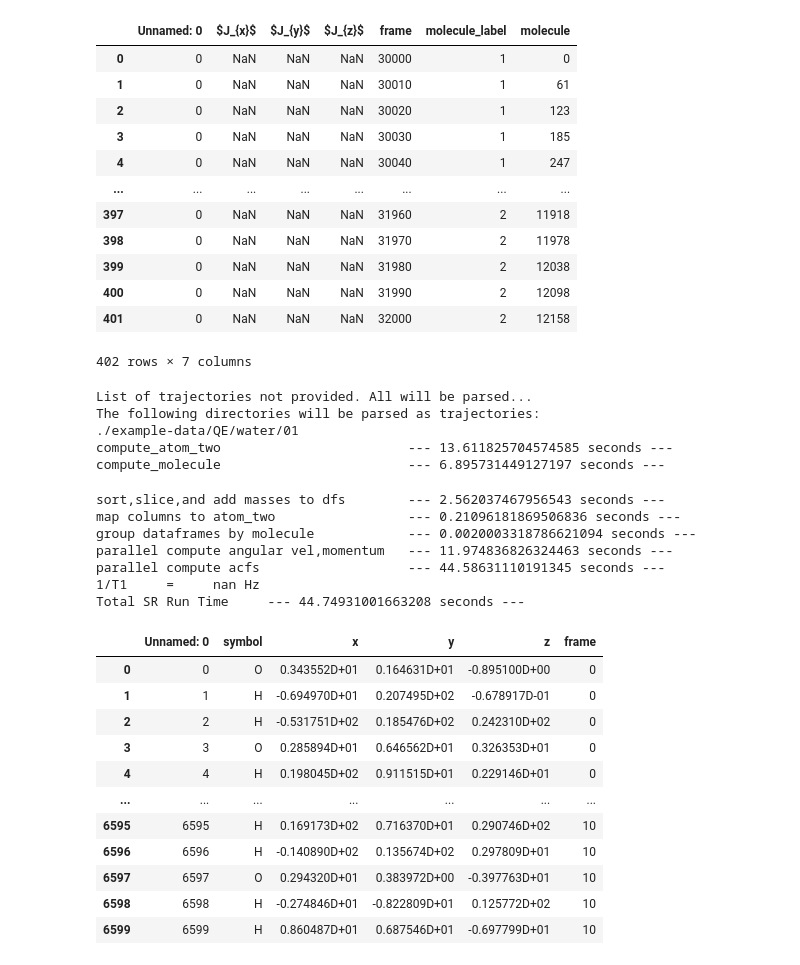
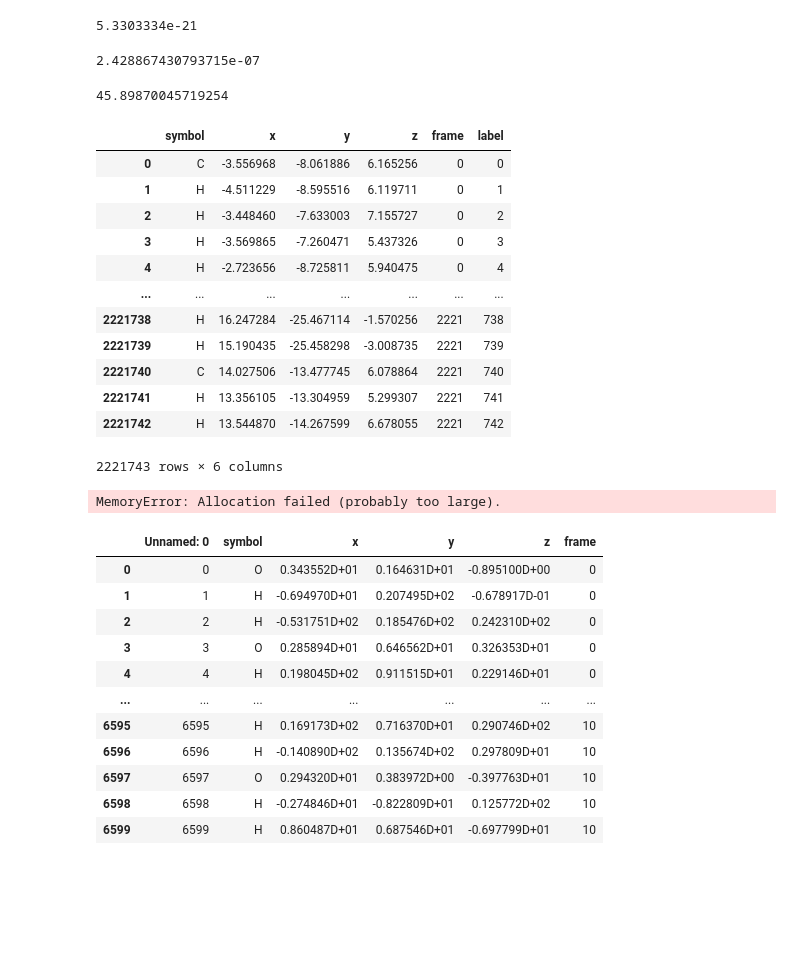
Before and after one commit to jautschbach/dynpy, a Jupyter notebook: scratch.ipynb, the cells around one changed output. Saved outputs shown, nothing was run; the diff lists cells and outputs as text; code cells hidden in the pictures; blank space fills up the shorter version.

```diff
--- a/scratch.ipynb
+++ b/scratch.ipynb
@@ -146,20 +7,36 @@ u.atom
 # %%
-acfs = pd.read_csv("./example-data/QE/water/01/Jacfs_all.csv")
+atom = pd.read_csv("./example-data/tinker/methane/methane-01-atom-table.csv")
-# %%
-acfs
-# %% [output]
-|  | Unnamed: 0 | $J_{x}$ | $J_{y}$ | $J_{z}$ | frame | molecule_label | molecule |
-| 0 | 0 | NaN | NaN | NaN | 30000 | 1 | 0 |
-| 1 | 0 | NaN | NaN | NaN | 30010 | 1 | 61 |
-| 2 | 0 | NaN | NaN | NaN | 30020 | 1 | 123 |
-| 3 | 0 | NaN | NaN | NaN | 30030 | 1 | 185 |
-| 4 | 0 | NaN | NaN | NaN | 30040 | 1 | 247 |
-| ... | ... | ... | ... | ... | ... | ... | ... |
-| 397 | 0 | NaN | NaN | NaN | 31960 | 2 | 11918 |
-| 398 | 0 | NaN | NaN | NaN | 31970 | 2 | 11978 |
-| 399 | 0 | NaN | NaN | NaN | 31980 | 2 | 12038 |
-| 400 | 0 | NaN | NaN | NaN | 31990 | 2 | 12098 |
-| 401 | 0 | NaN | NaN | NaN | 32000 | 2 | 12158 |
-402 rows × 7 columns
+# %%
+200*(12.01+4*1.01)*1.66054e-24
+# %% [output]
+5.3303334e-21
+# %%
+(5.3303334e-21/0.372)**(1/3)
+# %% [output]
+2.428867430793715e-07
+# %%
+2.428867430793715e-07/5.2918e-9
+# %% [output]
+45.89870045719254
+# %%
+atom
+# %% [output]
+|  | symbol | x | y | z | frame | label |
+| 0 | C | -3.556968 | -8.061886 | 6.165256 | 0 | 0 |
+| 1 | H | -4.511229 | -8.595516 | 6.119711 | 0 | 1 |
+| 2 | H | -3.448460 | -7.633003 | 7.155727 | 0 | 2 |
+| 3 | H | -3.569865 | -7.260471 | 5.437326 | 0 | 3 |
+| 4 | H | -2.723656 | -8.725811 | 5.940475 | 0 | 4 |
+| ... | ... | ... | ... | ... | ... | ... |
+| 2221738 | H | 16.247284 | -25.467114 | -1.570256 | 2221 | 738 |
+| 2221739 | H | 15.190435 | -25.458298 | -3.008735 | 2221 | 739 |
+| 2221740 | C | 14.027506 | -13.477745 | 6.078864 | 2221 | 740 |
+| 2221741 | H | 13.356105 | -13.304959 | 5.299307 | 2221 | 741 |
+| 2221742 | H | 13.544870 | -14.267599 | 6.678055 | 2221 | 742 |
+2221743 rows × 6 columns
+# %%
+u,vel = _prepared(atom,timestep=0.01,start_prod=0,celldm=45.9)
+# %% [output]
+MemoryError: Allocation failed (probably too large).
 # %%
 from SRparse import *
@@ -168,15 +42,0 @@ import dynpy_params as params
-# %%
-SpinRotation(params)
-# %% [output]
-List of trajectories not provided. All will be parsed...
-The following directories will be parsed as trajectories:
-./example-data/QE/water/01
-compute_atom_two                        --- 13.611825704574585 seconds ---
-compute_molecule                        --- 6.895731449127197 seconds ---
-sort,slice,and add masses to dfs        --- 2.562037467956543 seconds ---
-map columns to atom_two                 --- 0.21096181869506836 seconds ---
-group dataframes by molecule            --- 0.0020003318786621094 seconds ---
-parallel compute angular vel,momentum   --- 11.974836826324463 seconds ---
-parallel compute acfs                   --- 44.58631110191345 seconds ---
-1/T1     =     nan Hz
-Total SR Run Time     --- 44.74931001663208 seconds ---
```
Also changed, not shown: parts of 28 cells of this notebook, 22 other files.
